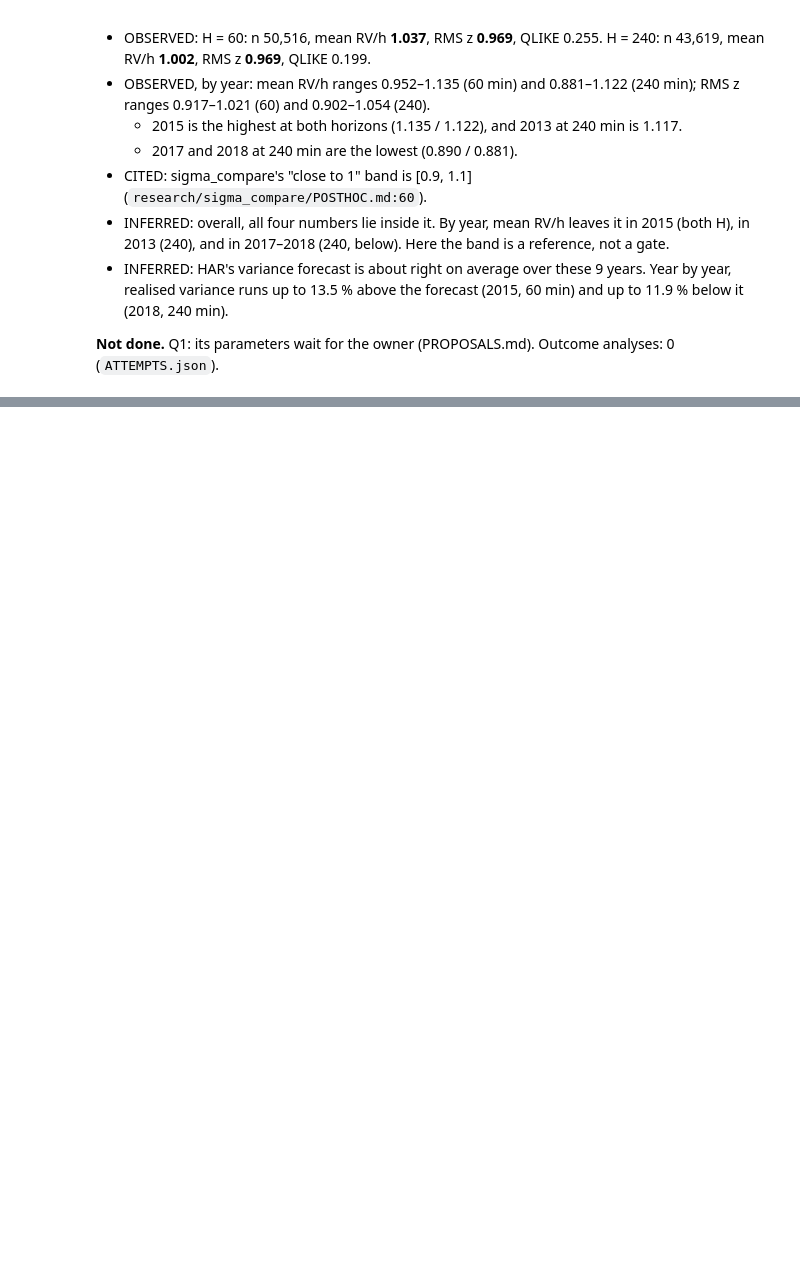
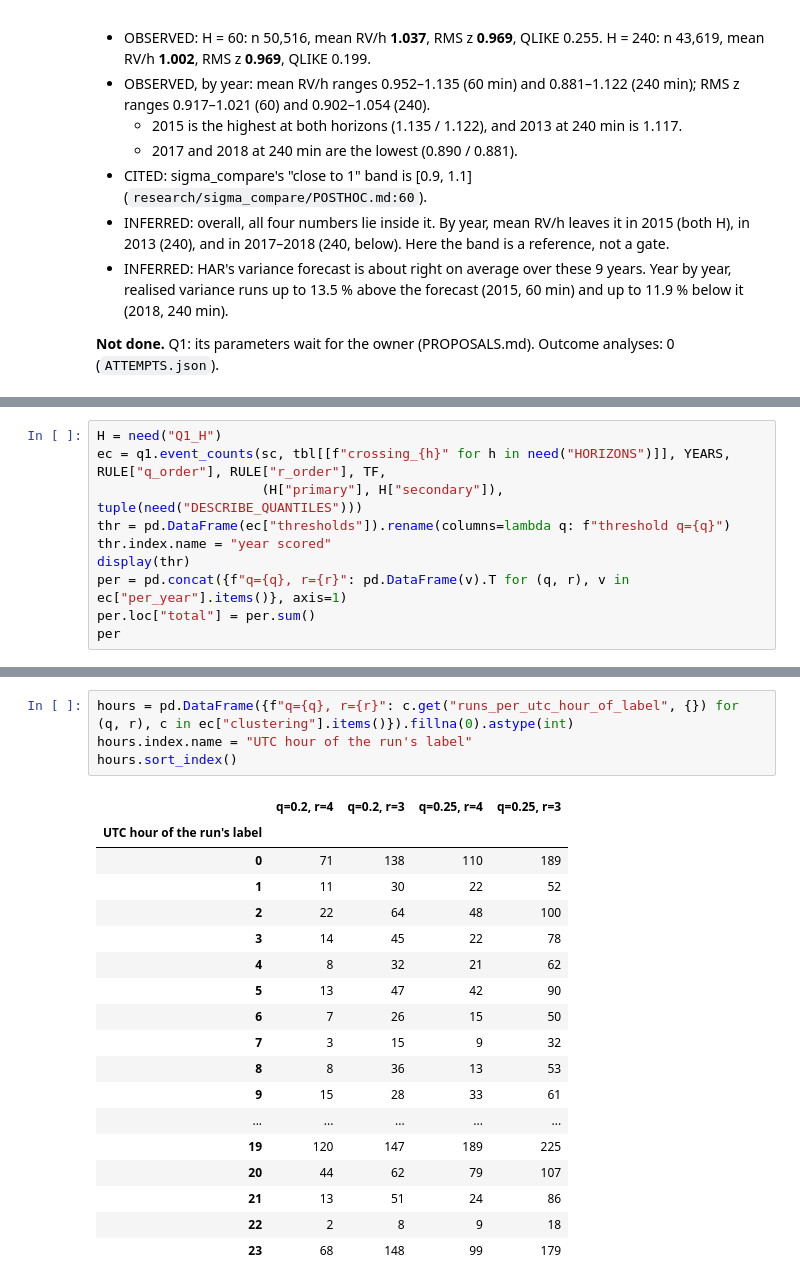
Before and after one commit to QBKFD/OPARLI-LLM-FORWARD, a Jupyter notebook: research/squeeze_oco/01_vol_state.ipynb, the cells around one changed output, grey strips where cells are left out. Drawn from its saved outputs; the diff is of its cells as text; blank space fills up the shorter version.

```diff
--- a/research/squeeze_oco/01_vol_state.ipynb
+++ b/research/squeeze_oco/01_vol_state.ipynb
@@ -571,0 +679,10 @@ valid non-crossing windows).**
+# %%
+H = need("Q1_H")
+ec = q1.event_counts(sc, tbl[[f"crossing_{h}" for h in need("HORIZONS")]], YEARS, RULE["q_order"], RULE["r_order"], TF,
+                     (H["primary"], H["secondary"]), tuple(need("DESCRIBE_QUANTILES")))
+thr = pd.DataFrame(ec["thresholds"]).rename(columns=lambda q: f"threshold q={q}")
+thr.index.name = "year scored"
+display(thr)
+per = pd.concat({f"q={q}, r={r}": pd.DataFrame(v).T for (q, r), v in ec["per_year"].items()}, axis=1)
+per.loc["total"] = per.sum()
+per
@@ -571,0 +713,23 @@ valid non-crossing windows).**
+# %%
+hours = pd.DataFrame({f"q={q}, r={r}": c.get("runs_per_utc_hour_of_label", {}) for (q, r), c in ec["clustering"].items()}).fillna(0).astype(int)
+hours.index.name = "UTC hour of the run's label"
+hours.sort_index()
+# %% [output]
+|  | q=0.2, r=4 | q=0.2, r=3 | q=0.25, r=4 | q=0.25, r=3 |
+| UTC hour of the run's label |  |  |  |  |
+| 0 | 71 | 138 | 110 | 189 |
+| 1 | 11 | 30 | 22 | 52 |
+| 2 | 22 | 64 | 48 | 100 |
+| 3 | 14 | 45 | 22 | 78 |
+| 4 | 8 | 32 | 21 | 62 |
+| 5 | 13 | 47 | 42 | 90 |
+| 6 | 7 | 26 | 15 | 50 |
+| 7 | 3 | 15 | 9 | 32 |
+| 8 | 8 | 36 | 13 | 53 |
+| 9 | 15 | 28 | 33 | 61 |
+| ... | ... | ... | ... | ... |
+| 19 | 120 | 147 | 189 | 225 |
+| 20 | 44 | 62 | 79 | 107 |
+| 21 | 13 | 51 | 24 | 86 |
+| 22 | 2 | 8 | 9 | 18 |
+| 23 | 68 | 148 | 99 | 179 |
```
Also changed, not shown: parts of 10 cells of this notebook, 9 other files.
